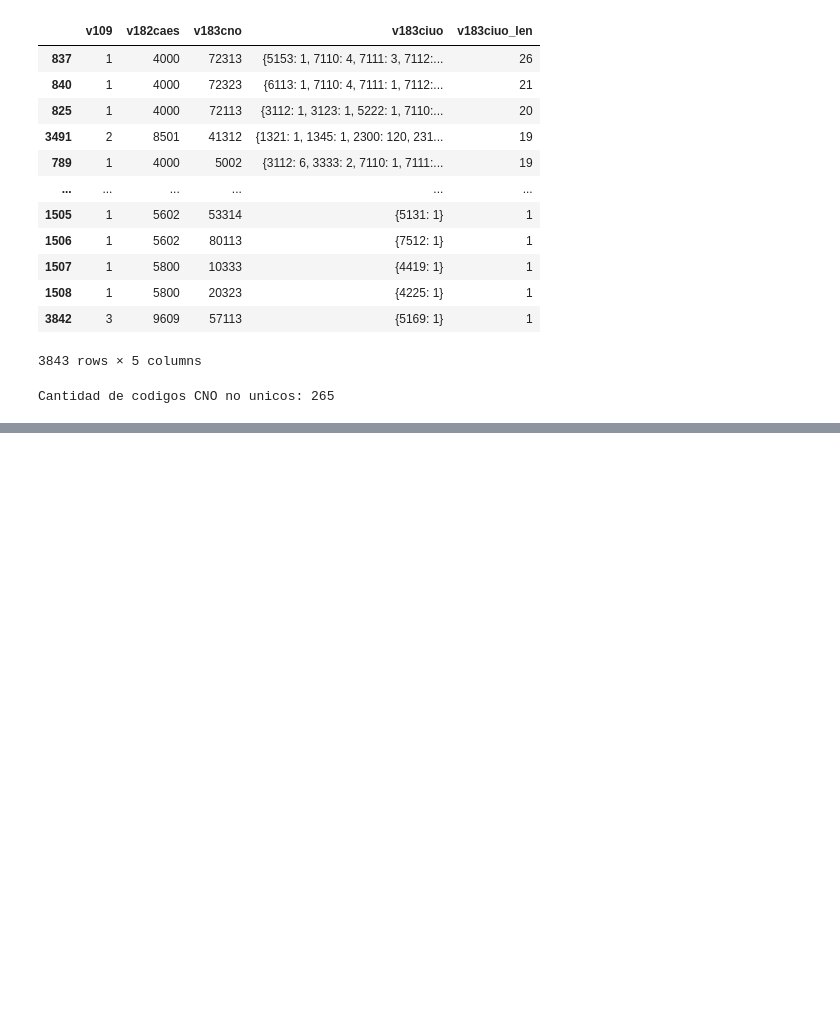
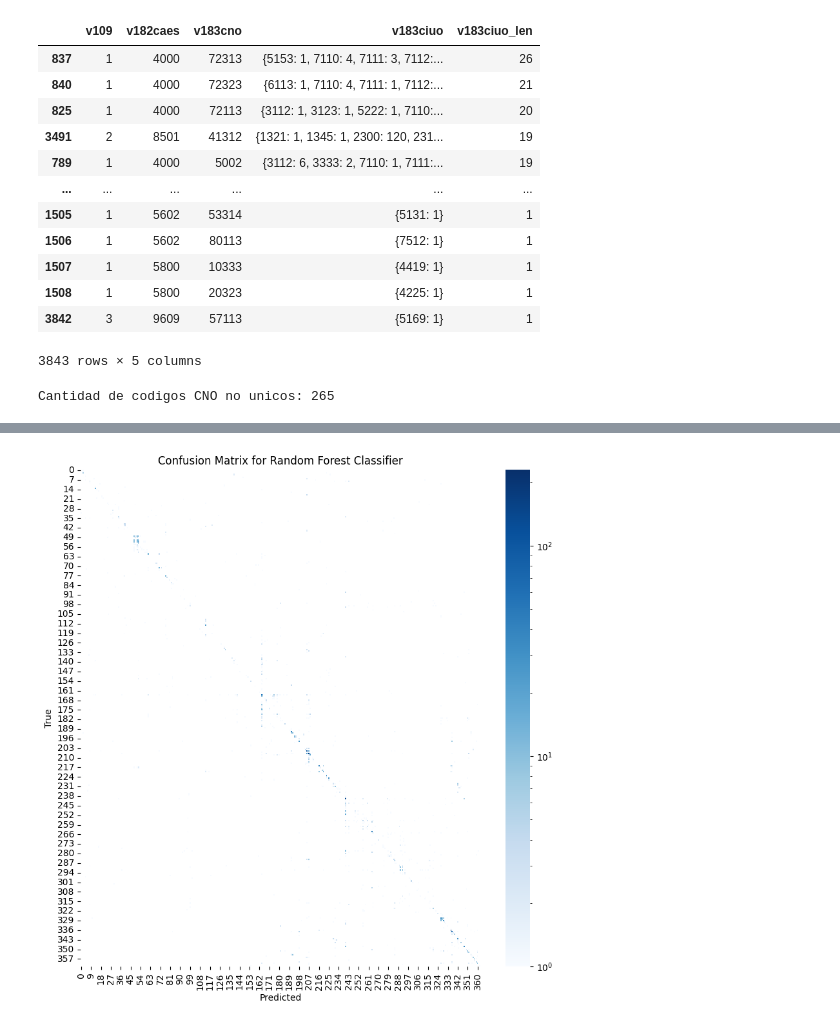
Before and after one commit to aaronbernal28/labor_market_structure_arg, a Jupyter notebook: notebooks/enes_cno.ipynb, the cells around one changed output, grey strips where cells are left out. Drawn from its saved outputs; the diff is of its cells as text; code cells hidden in the pictures; blank space fills up the shorter version.

Commit message:
Notebook: add randomforest ciuo recodification test

```diff
--- a/notebooks/enes_cno.ipynb
+++ b/notebooks/enes_cno.ipynb
@@ -214,0 +403,12 @@ Cantidad de codigos CNO no unicos: 265
+# %%
+print(f"Cantidad de filas: {len(df_copy)}")
+print(
+	f"Cantidad codigos unicos de v183ciuo > 1: {sum(df_copy.value_counts('v183ciuo') > 1)}"
+)
+print(
+	f"Cantidad codigos unicos de v183ciuo <= 1: {sum(df_copy.value_counts('v183ciuo') <= 1)}"
+)
+df_copy2 = df_copy[df_copy["v183ciuo"].isin(df_ciuo_counts_filtered)]
+print(
+	f"Cantidad de filas después de filtrar por v183ciuo con más de 1 ocurrencia: {len(df_copy2)}"
+)
@@ -214,0 +420,14 @@ Cantidad de codigos CNO no unicos: 265
+# %%
+X_train, X_test, y_train, y_test = train_test_split(
+	df_copy2.loc[:, df_copy2.columns != "v183ciuo"],
+	df_copy2["v183ciuo"],
+	test_size=0.2,
+	random_state=28,
+	stratify=df_copy2["v183ciuo"]
+)
+
+clf = RandomForestClassifier(n_estimators=200, random_state=28, n_jobs=4, criterion="entropy", verbose=1, max_depth=20)
+clf.fit(X_train, y_train)
+
+print(f"Train Accuracy: {clf.score(X_train, y_train)}")
+print(f"Test Accuracy: {clf.score(X_test, y_test)}")
@@ -214,0 +439,4 @@ Cantidad de codigos CNO no unicos: 265
+# %%
+from sklearn.metrics import classification_report
+y_pred = clf.predict(X_test)
+print(classification_report(y_test, y_pred))
@@ -214,0 +464,15 @@ Cantidad de codigos CNO no unicos: 265
+# %%
+# Matris de confusión eficiente para 397 clases
+from sklearn.metrics import confusion_matrix
+import matplotlib.pyplot as plt
+from matplotlib.colors import LogNorm
+import seaborn as sns
+cm = confusion_matrix(y_test, y_pred)
+plt.figure(figsize=(10, 10))
+sns.heatmap(cm, annot=False, cmap="Blues", fmt="g", norm=LogNorm())
+plt.xlabel("Predicted")
+plt.ylabel("True")
+plt.title("Confusion Matrix for Random Forest Classifier")
+plt.show()
+# %% [output]
+[figure, added]
```
Also changed, not shown: parts of 19 cells of this notebook, 1 other file.
